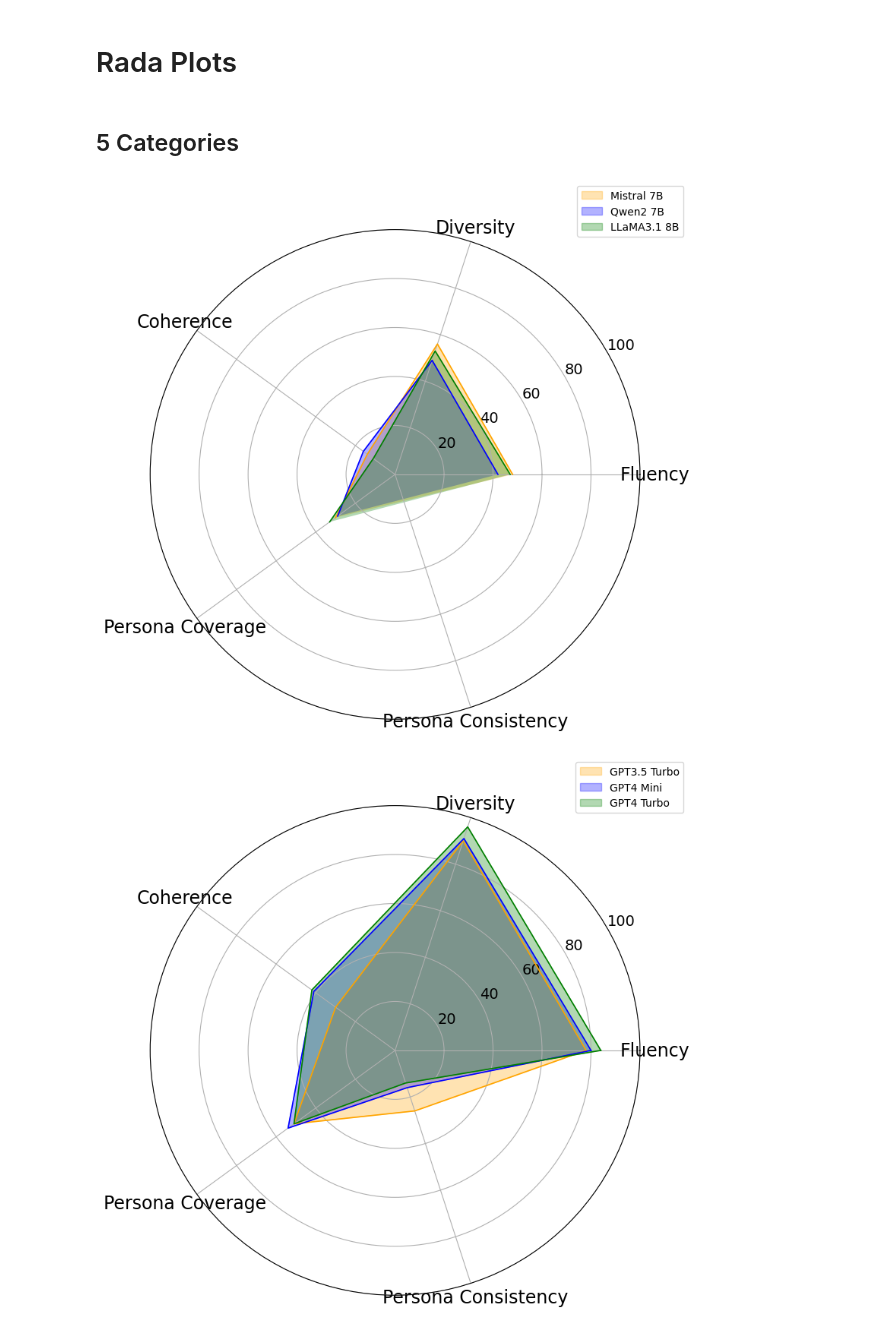
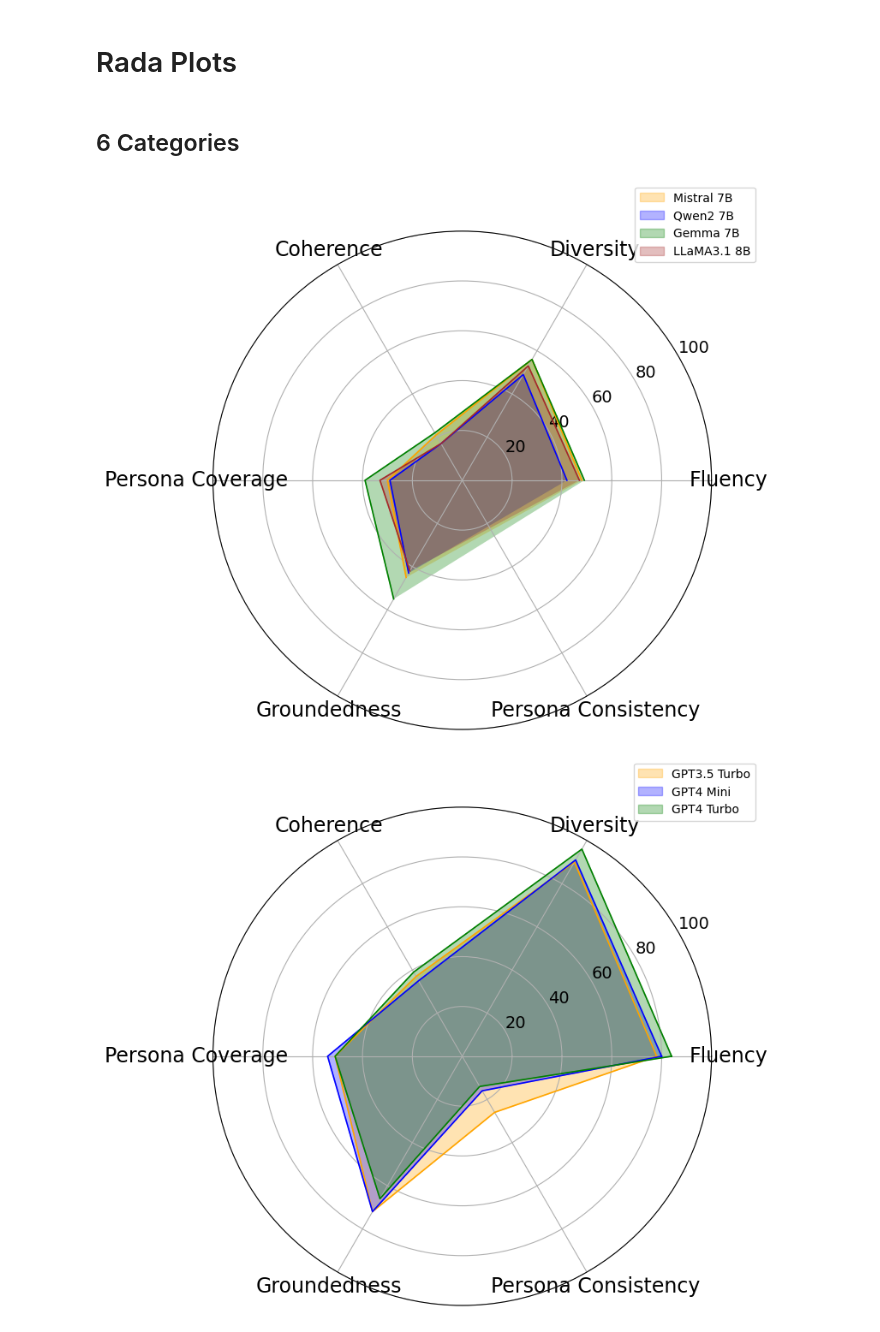
Before and after one commit to salehafzoon/PersoBench, a Jupyter notebook: plots.ipynb, the cells around one changed output. Cells and saved outputs as stored; diff of their text form; code cells hidden in the pictures.

Commit message:
plots are updated

```diff
--- a/plots.ipynb
+++ b/plots.ipynb
@@ -201,27 +199,30 @@ def create_radar_chart(data_list, labels, categories, colors, filename):
     # Show the plot
     plt.show()
 # %% [markdown]
-## 5 Categories
+## 6 Categories
 # %%
 # Define the aspects to be plotted (excluding Response Time and Failure Ratio)
-categories = ['Fluency', 'Diversity', 'Coherence', 'Persona Coverage', 'Persona Consistency']
+categories = ['Fluency', 'Diversity', 'Coherence', 'Persona Coverage', 'Groundedness', 'Persona Consistency']
 
-colors = ['orange', 'blue', 'green']
+#               Bert-f1, Dist-2, UE-Score, P-Dist, Nat-Ground, C Score
+
+colors = ['orange', 'blue', 'green', 'brown']
 # %%
-
 # Data for open-source LLMs from the Vanilla setup on the FoCus dataset (scaled by 100)
-data_mistral7b_vanilla = [0.48 * 100, 0.56 * 100, 0.14 * 100, 0.30 * 100, -0.23 * 100]
-data_qwen2_7b_vanilla = [0.42 * 100, 0.49 * 100, 0.16 * 100, 0.29 * 100, -0.31 * 100]
-data_llama13b_vanilla = [0.47 * 100, 0.53 * 100, 0.11 * 100, 0.33 * 100, -0.22 * 100]
+data_mistral7b_vanilla = [0.48 * 100,   0.56 * 100,    0.21 * 100,     0.30 * 100,     0.45 * 100,      -0.23 * 100]
+data_qwen2_7b_vanilla =  [0.42 * 100,   0.49 * 100,    0.17 * 100,     0.29 * 100,     0.43 * 100,      -0.31 * 100]
+data_gemma_7b_vanilla =  [0.49 * 100,   0.56 * 100,    0.22 * 100,     0.39 * 100,     0.55 * 100,      -0.13 * 100]
+data_llama13b_vanilla =  [0.47 * 100,   0.53 * 100,    0.17 * 100,     0.33 * 100,     0.42 * 100,      -0.22 * 100]
 
 # Data for closed-source LLMs from the Vanilla setup on the FoCus dataset (scaled by 100)
-data_gpt35_turbo_vanilla = [0.78 * 100, 0.90 * 100, 0.30 * 100, 0.51 * 100, 0.26 * 100]
-data_gpt4_mini_vanilla = [0.80 * 100, 0.91 * 100, 0.41 * 100, 0.54 * 100, 0.16 * 100]
-data_gpt4_turbo_vanilla = [0.84 * 100, 0.96 * 100, 0.42 * 100, 0.51 * 100, 0.14 * 100]
+data_gpt35_turbo_vanilla = [0.78 * 100,     0.90 * 100,     0.37 * 100,     0.51 * 100,     0.72 * 100,     0.26 * 100]
+data_gpt4_mini_vanilla =   [0.80 * 100,     0.91 * 100,     0.35 * 100,     0.54 * 100,     0.72 * 100,     0.16 * 100]
+data_gpt4_turbo_vanilla =  [0.84 * 100,     0.96 * 100,     0.39 * 100,     0.51 * 100,     0.66 * 100,     0.14 * 100]
 
 # Add the first value to each data set to close the radar chart
 data_mistral7b_vanilla += data_mistral7b_vanilla[:1]
 data_qwen2_7b_vanilla += data_qwen2_7b_vanilla[:1]
+data_gemma_7b_vanilla += data_gemma_7b_vanilla[:1]
 data_llama13b_vanilla += data_llama13b_vanilla[:1]
 
 data_gpt35_turbo_vanilla += data_gpt35_turbo_vanilla[:1]
@@ -229,15 +230,15 @@ data_gpt4_mini_vanilla += data_gpt4_mini_vanilla[:1]
 data_gpt4_turbo_vanilla += data_gpt4_turbo_vanilla[:1]
 # %%
 # Create radar chart for open-source LLMs in Vanilla setup
-open_source_data_vanilla = [data_mistral7b_vanilla, data_qwen2_7b_vanilla, data_llama13b_vanilla]
-open_source_labels_vanilla = ['Mistral 7B', 'Qwen2 7B', 'LLaMA3.1 8B']
+open_source_data_vanilla = [data_mistral7b_vanilla, data_qwen2_7b_vanilla, data_gemma_7b_vanilla ,data_llama13b_vanilla]
+open_source_labels_vanilla = ['Mistral 7B', 'Qwen2 7B', 'Gemma 7B','LLaMA3.1 8B']
 create_radar_chart(open_source_data_vanilla, open_source_labels_vanilla, categories, colors, "radar_vanilla_open_source.pdf")
 
 # Create radar chart for closed-source LLMs in Vanilla setup
 closed_source_data_vanilla = [data_gpt35_turbo_vanilla, data_gpt4_mini_vanilla, data_gpt4_turbo_vanilla]
 closed_source_labels_vanilla = ['GPT3.5 Turbo', 'GPT4 Mini', 'GPT4 Turbo']
 create_radar_chart(closed_source_data_vanilla, closed_source_labels_vanilla, categories, colors, "radar_vanilla_closed_source.pdf")
 # %% [output]
-[figure, old version]
+[figure, new version]
-[figure, old version]
+[figure, new version]
 # %%
```
Also changed, not shown: parts of 9 cells of this notebook, 8 other files.
